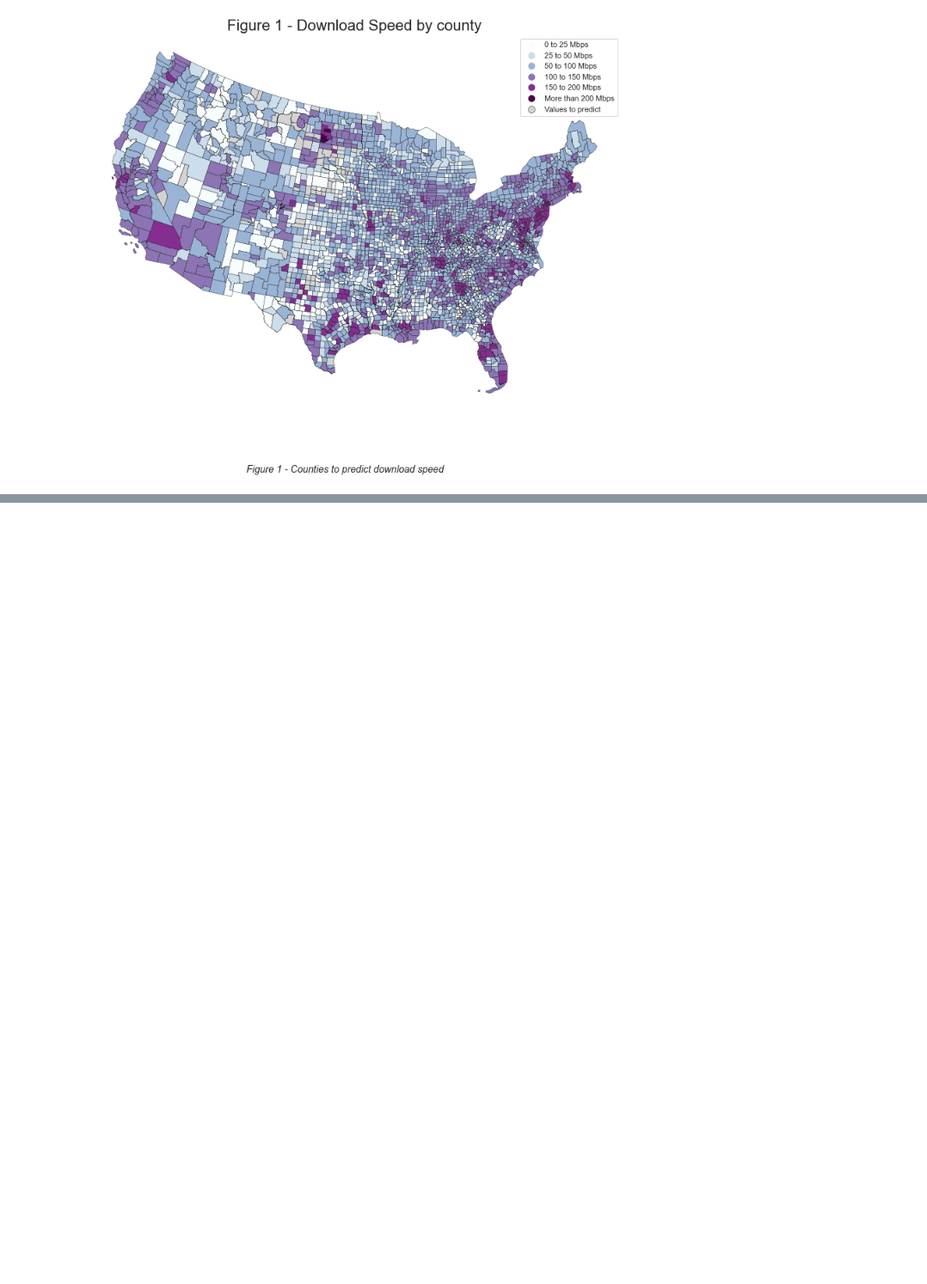
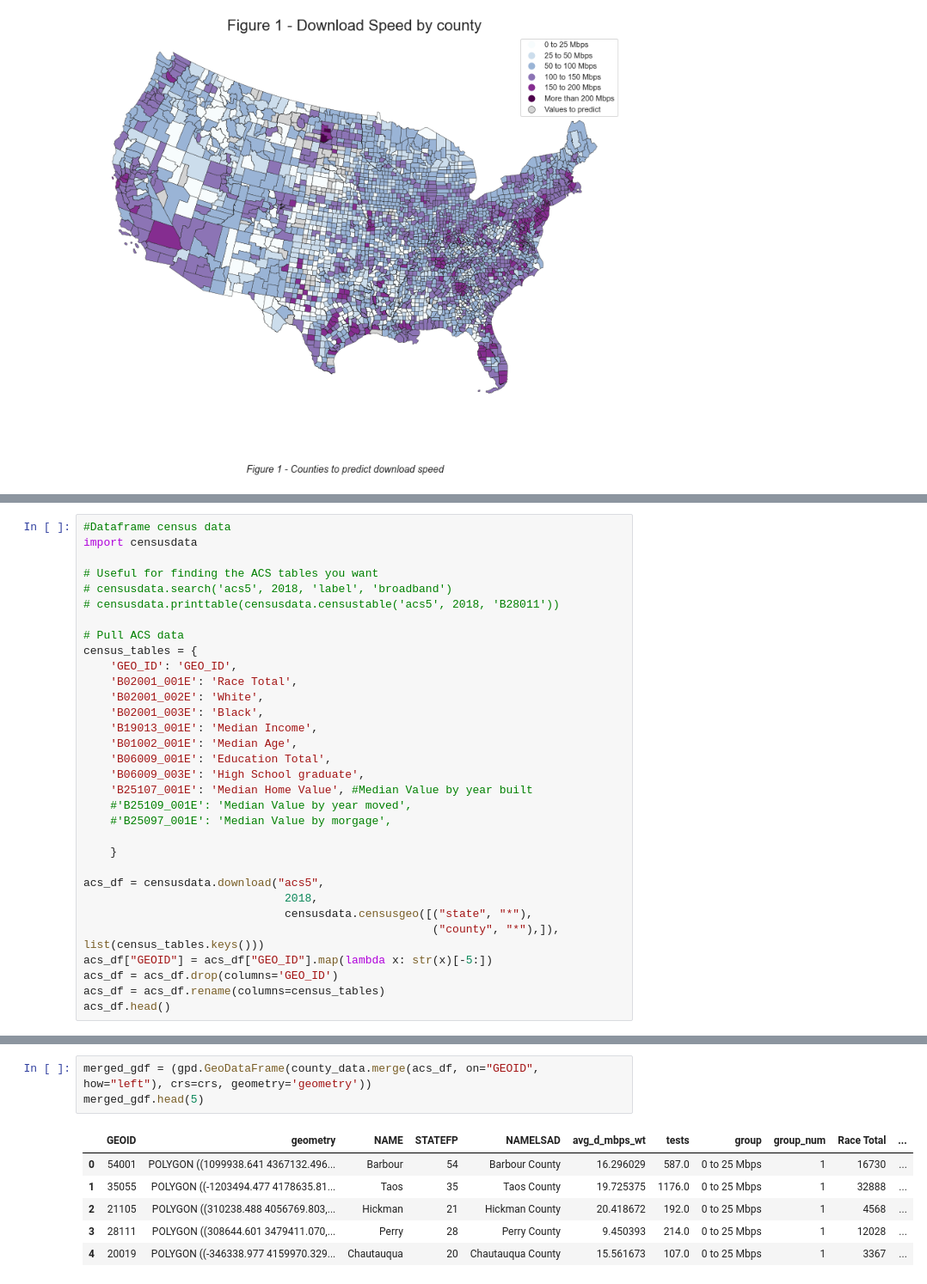
Before and after one commit to Macaguzman/US-Counties-Broadband-Projection-2020-Projection, a Jupyter notebook: Predicting Internet Speed.ipynb, the cells around one changed output, grey strips where cells are left out. Shown at 86% size. Saved outputs shown, nothing was run; the diff lists cells and outputs as text; blank space fills up the shorter version.

```diff
--- a/Predicting Internet Speed.ipynb
+++ b/Predicting Internet Speed.ipynb
@@ -184,0 +189,32 @@ ax.axis("off")
+# %%
+#Dataframe census data
+import censusdata
+
+# Useful for finding the ACS tables you want
+# censusdata.search('acs5', 2018, 'label', 'broadband')
+# censusdata.printtable(censusdata.censustable('acs5', 2018, 'B28011'))
+
+# Pull ACS data
+census_tables = {
+    'GEO_ID': 'GEO_ID',
+    'B02001_001E': 'Race Total',
+    'B02001_002E': 'White',
+    'B02001_003E': 'Black',
+    'B19013_001E': 'Median Income',
+    'B01002_001E': 'Median Age',
+    'B06009_001E': 'Education Total',
+    'B06009_003E': 'High School graduate',
+    'B25107_001E': 'Median Home Value', #Median Value by year built
+    #'B25109_001E': 'Median Value by year moved',
+    #'B25097_001E': 'Median Value by morgage',
+
+    }
+
+acs_df = censusdata.download("acs5",
+                              2018,
+                              censusdata.censusgeo([("state", "*"),
+                                                    ("county", "*"),]), list(census_tables.keys()))
+acs_df["GEOID"] = acs_df["GEO_ID"].map(lambda x: str(x)[-5:])
+acs_df = acs_df.drop(columns='GEO_ID')
+acs_df = acs_df.rename(columns=census_tables)
+acs_df.head()
@@ -184,0 +243,10 @@ ax.axis("off")
+# %%
+merged_gdf = (gpd.GeoDataFrame(county_data.merge(acs_df, on="GEOID", how="left"), crs=crs, geometry='geometry'))
+merged_gdf.head(5)
+# %% [output]
+|  | GEOID | geometry | NAME | STATEFP | NAMELSAD | avg_d_mbps_wt | tests | group | group_num | Race Total | ... |
+| 0 | 54001 | POLYGON ((1099938.641 4367132.496... | Barbour | 54 | Barbour County | 16.296029 | 587.0 | 0 to 25 Mbps | 1 | 16730 | ... |
+| 1 | 35055 | POLYGON ((-1203494.477 4178635.81... | Taos | 35 | Taos County | 19.725375 | 1176.0 | 0 to 25 Mbps | 1 | 32888 | ... |
+| 2 | 21105 | POLYGON ((310238.488 4056769.803,... | Hickman | 21 | Hickman County | 20.418672 | 192.0 | 0 to 25 Mbps | 1 | 4568 | ... |
+| 3 | 28111 | POLYGON ((308644.601 3479411.070,... | Perry | 28 | Perry County | 9.450393 | 214.0 | 0 to 25 Mbps | 1 | 12028 | ... |
+| 4 | 20019 | POLYGON ((-346338.977 4159970.329... | Chautauqua | 20 | Chautauqua County | 15.561673 | 107.0 | 0 to 25 Mbps | 1 | 3367 | ... |
```
Also changed, not shown: parts of 5 cells of this notebook.
